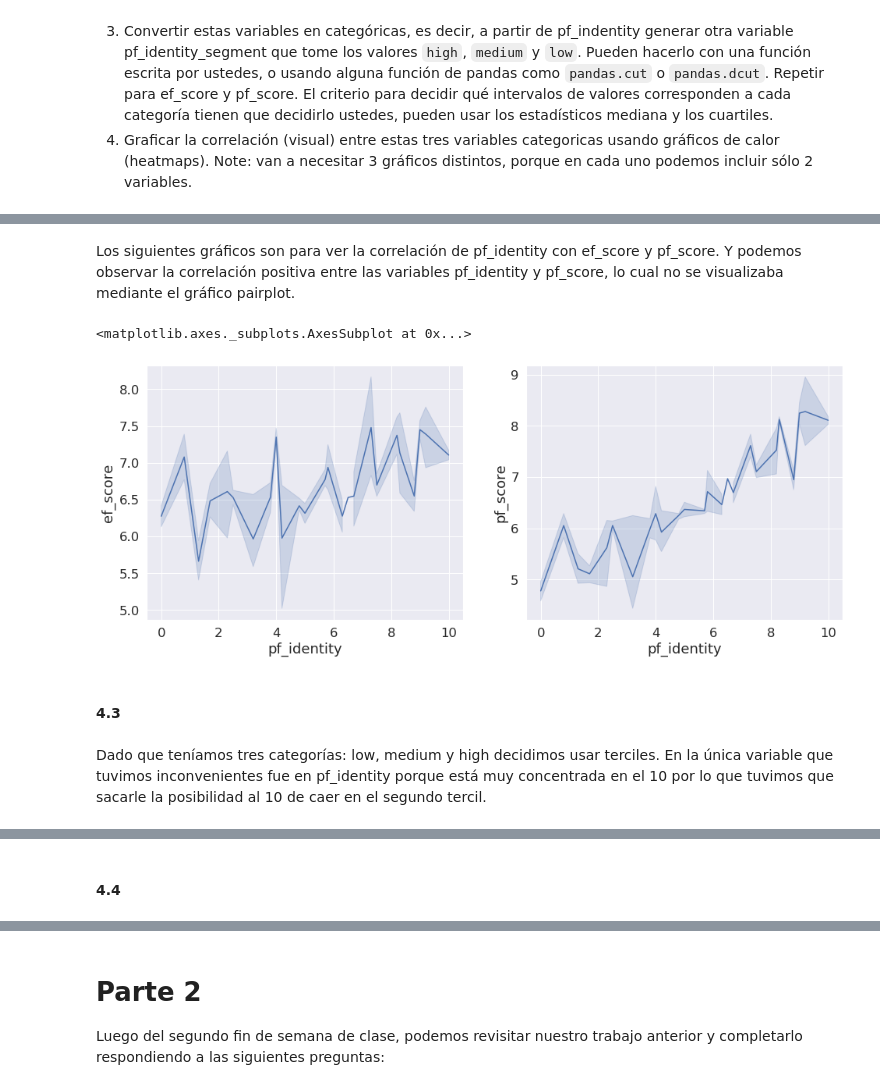
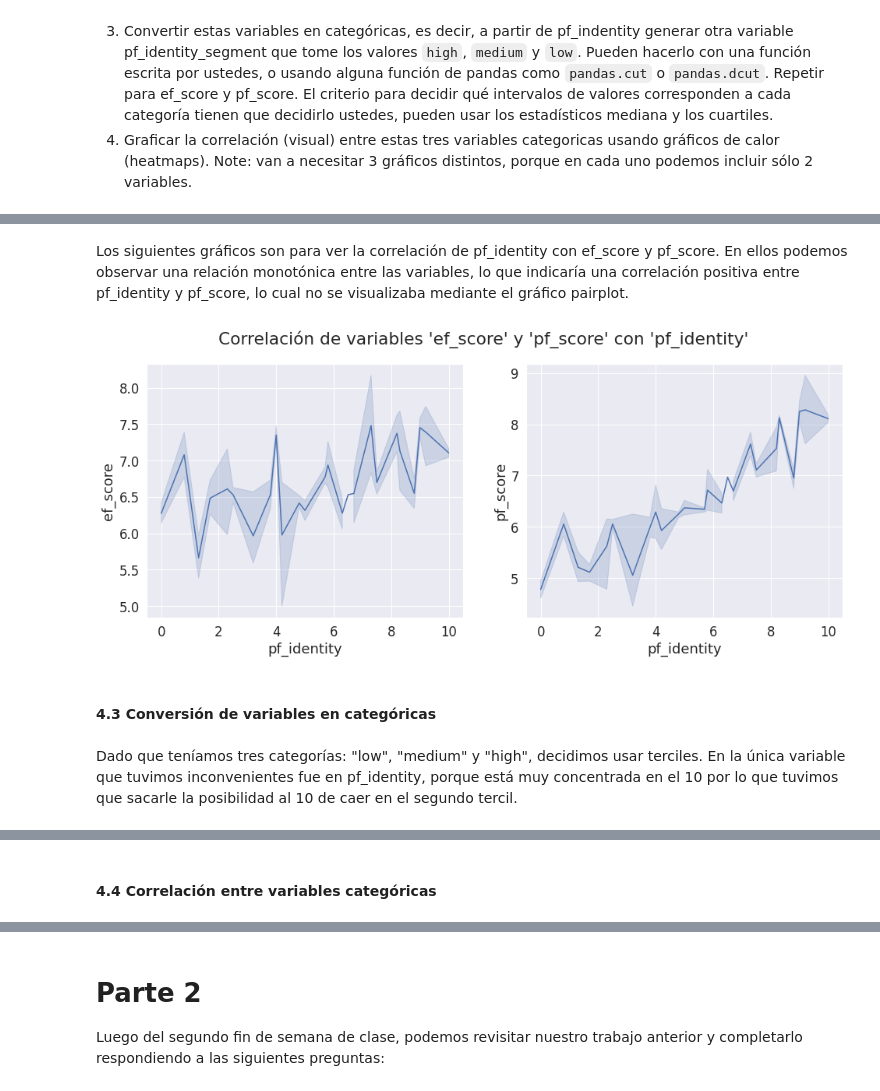
Before and after one commit to diegobcuadro/AyV_Grupo10, a Jupyter notebook: practico.ipynb, the cells around one changed output, grey strips where cells are left out. Saved outputs shown, nothing was run; the diff lists cells and outputs as text; code cells hidden in the pictures.

```diff
--- a/practico.ipynb
+++ b/practico.ipynb
@@ -691,17 +784,19 @@ seaborn.pairplot(data=dataset, vars = ["pf_identity", "pf_score", "ef_score"], h
 # %% [markdown]
- Los siguientes gráficos son para ver la correlación de pf_identity con ef_score y pf_score. Y podemos observar la correlación positiva entre las variables pf_identity y pf_score, lo cual no se visualizaba mediante el gráfico pairplot.
+ Los siguientes gráficos son para ver la correlación de pf_identity con ef_score y pf_score. En ellos podemos observar una relación monotónica entre las variables, lo que indicaría una correlación positiva entre pf_identity y pf_score, lo cual no se visualizaba mediante el gráfico pairplot.
 # %%
 fig, axs = plt.subplots(ncols=2, figsize=(16, 6))
 
 seaborn.lineplot(data= dataset, x='pf_identity', y= 'ef_score',ax=axs[0])
 seaborn.lineplot(data= dataset, x='pf_identity', y= 'pf_score', ax=axs[1])
+plt.suptitle("Correlación de variables 'ef_score' y 'pf_score' con 'pf_identity'")
+
+plt.show()
 # %% [output]
-<matplotlib.axes._subplots.AxesSubplot at 0x...>
-[figure, old version]
+[figure, new version]
 # %% [markdown]
-#### 4.3
+#### 4.3 Conversión de variables en categóricas
 # %% [markdown]
-Dado que teníamos tres categorías: low, medium y high decidimos usar terciles. En la única variable que tuvimos inconvenientes fue en pf_identity porque está muy concentrada en el 10 por lo que tuvimos que sacarle la posibilidad al 10 de caer en el segundo tercil.
+Dado que teníamos tres categorías: "low", "medium" y "high", decidimos usar terciles. En la única variable que tuvimos inconvenientes fue en pf_identity, porque está muy concentrada en el 10 por lo que tuvimos que sacarle la posibilidad al 10 de caer en el segundo tercil.
 # %%
 pf_identity_1 = dataset['pf_identity'].min()
 pf_identity_2 = numpy.quantile(dataset.pf_identity.dropna(),.33)
@@ -733,6 +828,6 @@ dataset.head()
 | 3 | 2017 | ARG | Argentina | Latin America & the Caribbean | 10.0 | 10.0 | 10.0 | ... |
 | 4 | 2017 | ARM | Armenia | Caucasus & Central Asia | 7.0 | 10.0 | 10.0 | ... |
 # %% [markdown]
-#### 4.4
+#### 4.4 Correlación entre variables categóricas
 # %%
 seaborn.heatmap(pandas.crosstab(dataset.pf_identity_segment, dataset.pf_score_segment, normalize=True), annot=True)
```
Also changed, not shown: parts of 106 cells of this notebook.
